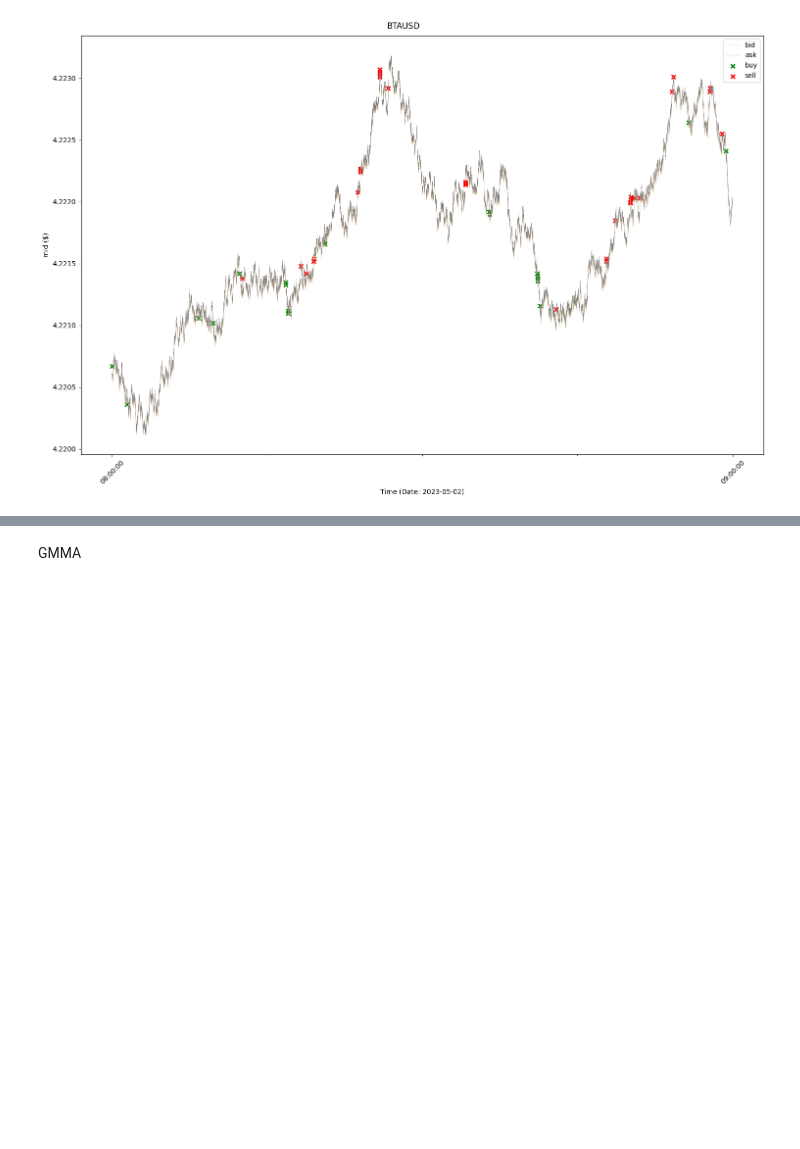
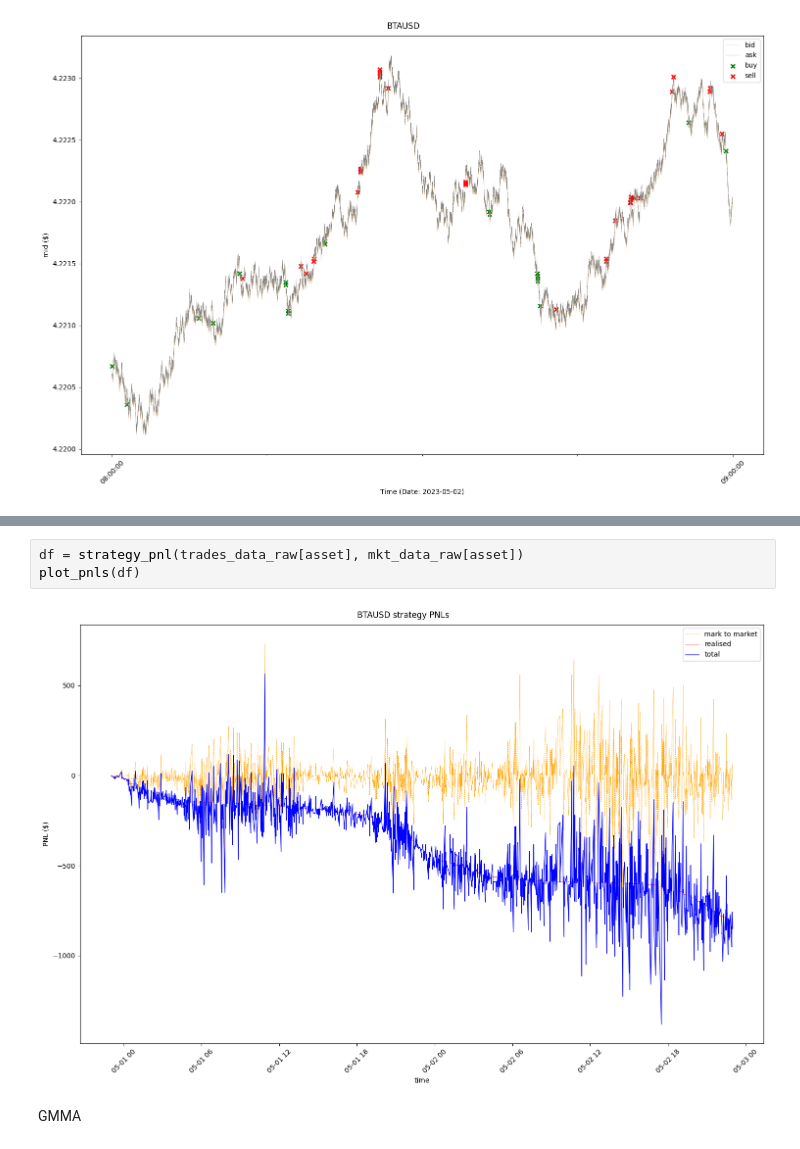
Before and after one commit to victorsnchz/FX_PNLs, a Jupyter notebook: assignment.ipynb, the cells around one changed output, grey strips where cells are left out. Cells and saved outputs as stored; diff of their text form; blank space fills up the shorter version.

```diff
--- a/assignment.ipynb
+++ b/assignment.ipynb
@@ -275,3 +348,8 @@ plot_margin(trades_margin)
+# %%
+df = strategy_pnl(trades_data_raw[asset], mkt_data_raw[asset])
+plot_pnls(df)
+# %% [output]
+[figure, added]
 # %% [markdown]
 GMMA
 # %%
```
Also changed, not shown: parts of 10 cells of this notebook.
